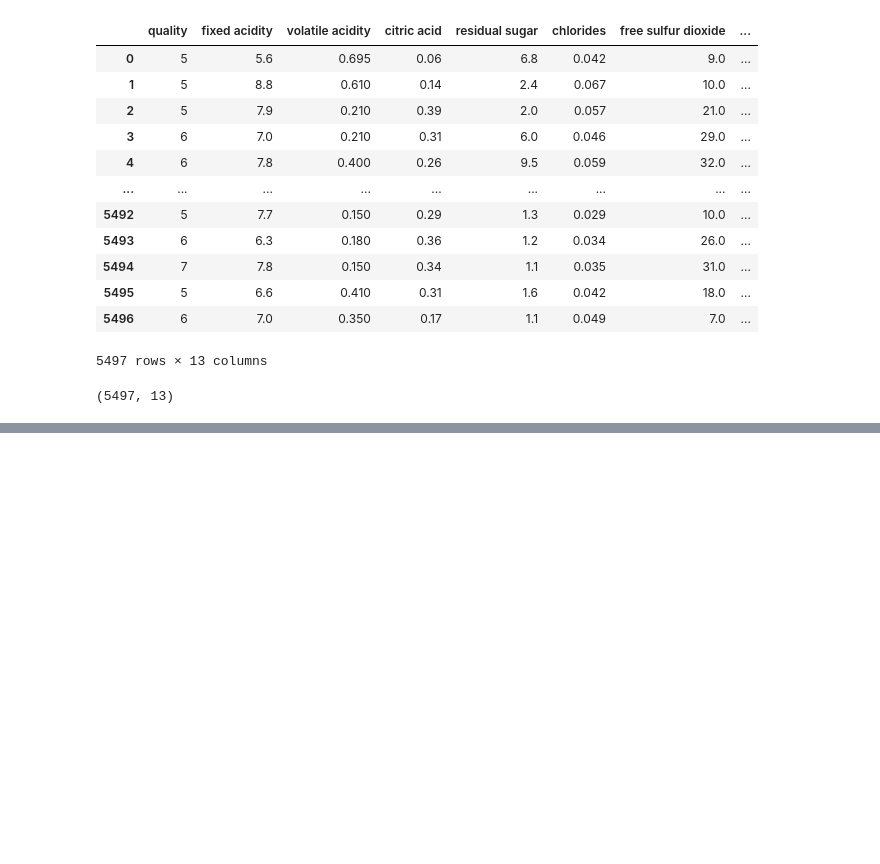
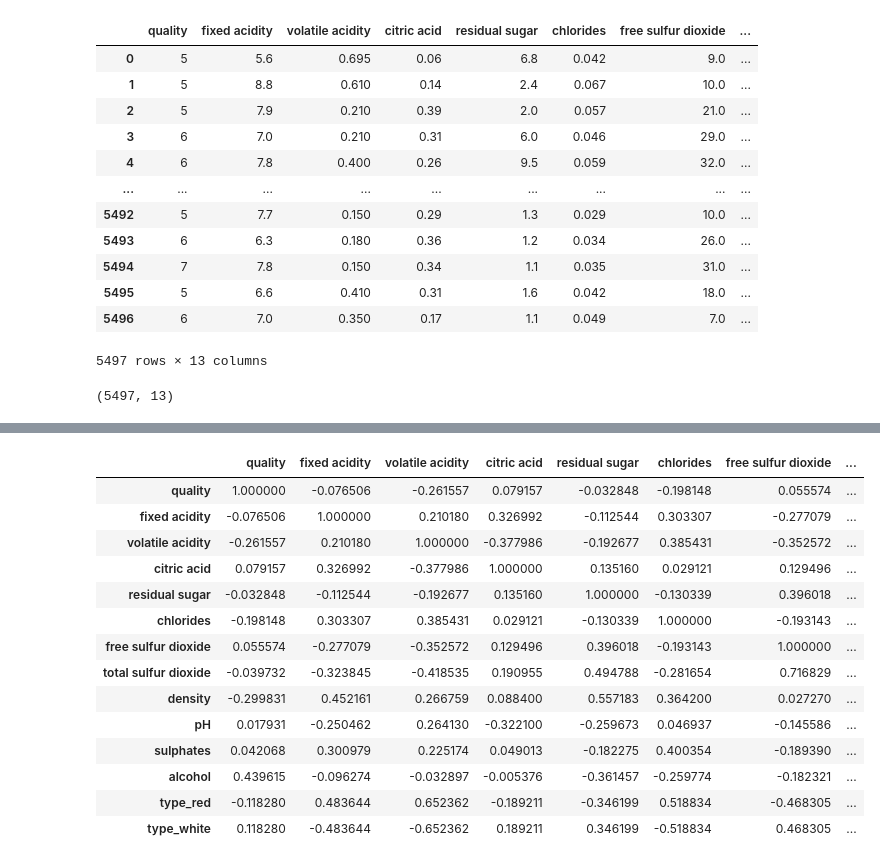
Before and after one commit to abel030/study, a Jupyter notebook: 와인_공모전_공부.ipynb, the cells around one changed output, grey strips where cells are left out. Saved outputs shown, nothing was run; the diff lists cells and outputs as text; code cells hidden in the pictures; blank space fills up the shorter version.

```diff
--- a/와인_공모전_공부.ipynb
+++ b/와인_공모전_공부.ipynb
@@ -81,0 +113,22 @@ SyntaxError: ignored
+# %%
+import matplotlib.pyplot as plt
+import numpy as np
+import seaborn as sns
+
+realtrain.corr()# 히트맵으로 뽑기 위해 상관관계를 본다. 이걸 알아보기 쉽게 시각화 한게 히트맵이다.
+# %% [output]
+|  | quality | fixed acidity | volatile acidity | citric acid | residual sugar | chlorides | free sulfur dioxide | ... |
+| quality | 1.000000 | -0.076506 | -0.261557 | 0.079157 | -0.032848 | -0.198148 | 0.055574 | ... |
+| fixed acidity | -0.076506 | 1.000000 | 0.210180 | 0.326992 | -0.112544 | 0.303307 | -0.277079 | ... |
+| volatile acidity | -0.261557 | 0.210180 | 1.000000 | -0.377986 | -0.192677 | 0.385431 | -0.352572 | ... |
+| citric acid | 0.079157 | 0.326992 | -0.377986 | 1.000000 | 0.135160 | 0.029121 | 0.129496 | ... |
+| residual sugar | -0.032848 | -0.112544 | -0.192677 | 0.135160 | 1.000000 | -0.130339 | 0.396018 | ... |
+| chlorides | -0.198148 | 0.303307 | 0.385431 | 0.029121 | -0.130339 | 1.000000 | -0.193143 | ... |
+| free sulfur dioxide | 0.055574 | -0.277079 | -0.352572 | 0.129496 | 0.396018 | -0.193143 | 1.000000 | ... |
+| total sulfur dioxide | -0.039732 | -0.323845 | -0.418535 | 0.190955 | 0.494788 | -0.281654 | 0.716829 | ... |
+| density | -0.299831 | 0.452161 | 0.266759 | 0.088400 | 0.557183 | 0.364200 | 0.027270 | ... |
+| pH | 0.017931 | -0.250462 | 0.264130 | -0.322100 | -0.259673 | 0.046937 | -0.145586 | ... |
+| sulphates | 0.042068 | 0.300979 | 0.225174 | 0.049013 | -0.182275 | 0.400354 | -0.189390 | ... |
+| alcohol | 0.439615 | -0.096274 | -0.032897 | -0.005376 | -0.361457 | -0.259774 | -0.182321 | ... |
+| type_red | -0.118280 | 0.483644 | 0.652362 | -0.189211 | -0.346199 | 0.518834 | -0.468305 | ... |
+| type_white | 0.118280 | -0.483644 | -0.652362 | 0.189211 | 0.346199 | -0.518834 | 0.468305 | ... |
```
Also changed, not shown: parts of 6 cells of this notebook.
